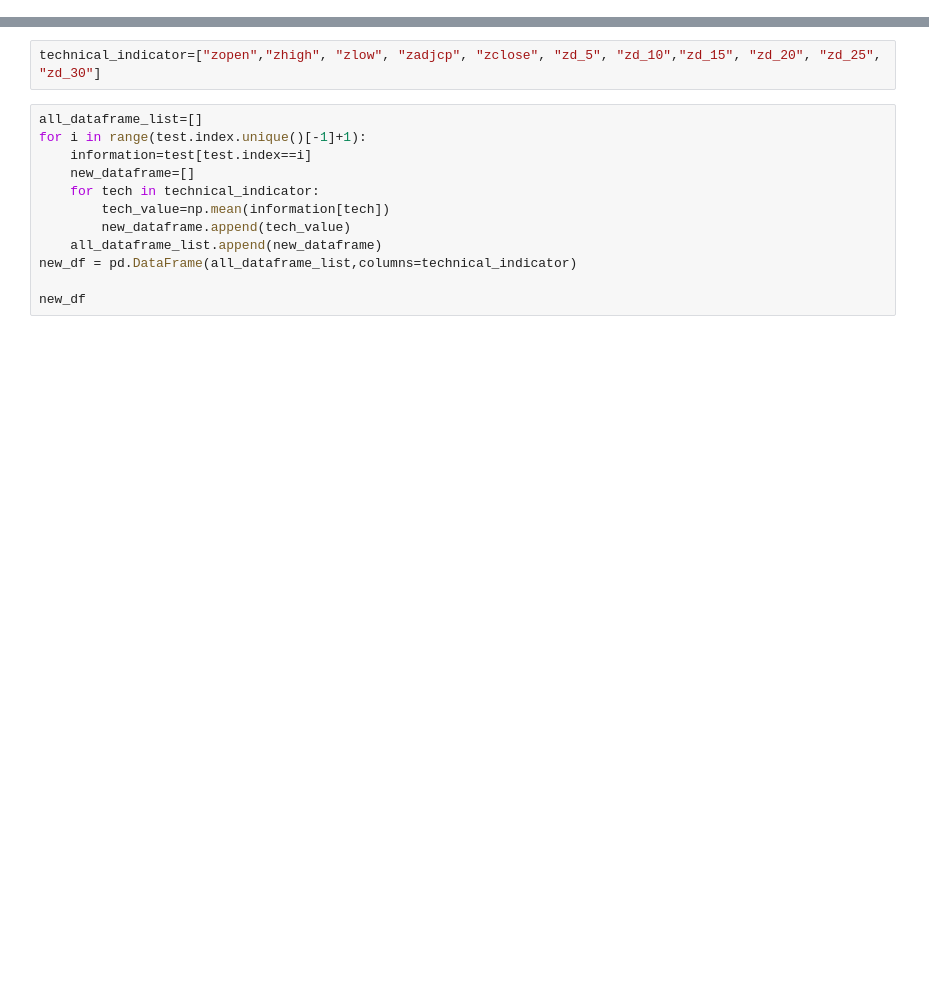
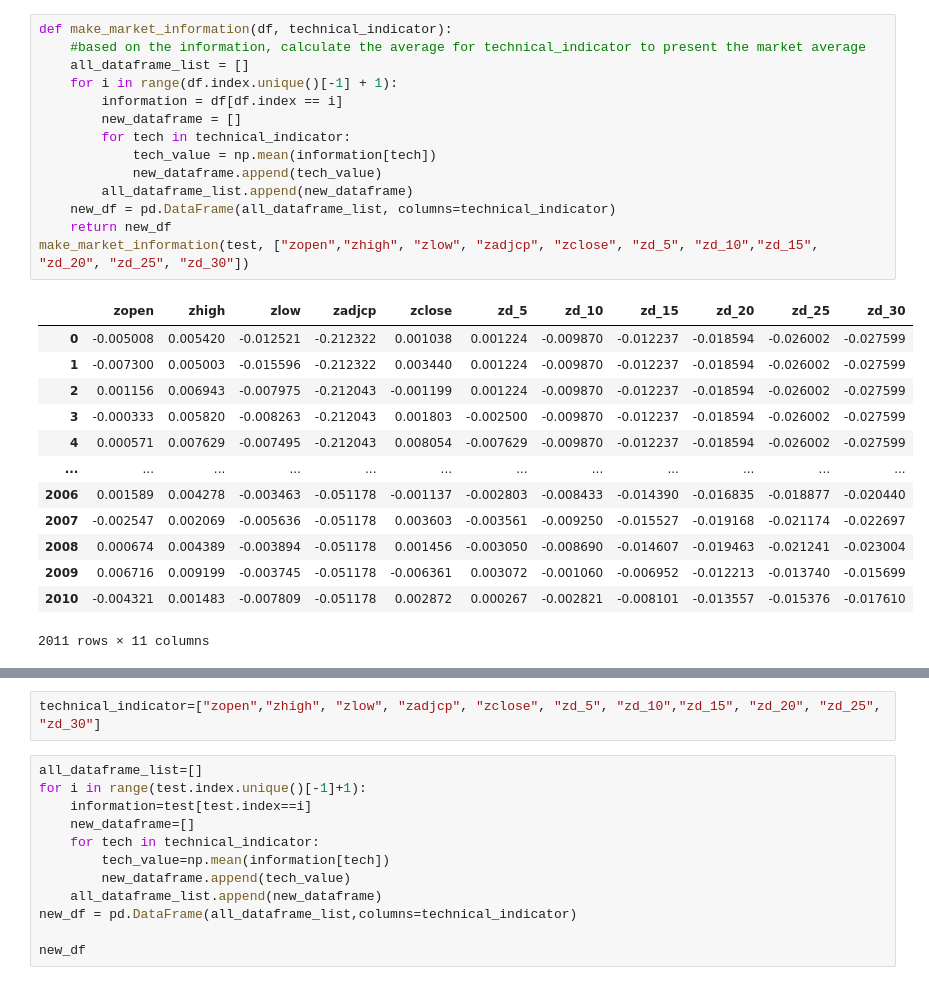
Before and after one commit to TradeMaster-NTU/TradeMaster, a Jupyter notebook: agent/DeepTrader/data/test.ipynb, the cells around one changed output, grey strips where cells are left out. Cells and saved outputs as stored; diff of their text form; blank space fills up the shorter version.

```diff
--- a/agent/DeepTrader/data/test.ipynb
+++ b/agent/DeepTrader/data/test.ipynb
@@ -19,0 +20,28 @@ test
+# %%
+def make_market_information(df, technical_indicator):
+    #based on the information, calculate the average for technical_indicator to present the market average
+    all_dataframe_list = []
+    for i in range(df.index.unique()[-1] + 1):
+        information = df[df.index == i]
+        new_dataframe = []
+        for tech in technical_indicator:
+            tech_value = np.mean(information[tech])
+            new_dataframe.append(tech_value)
+        all_dataframe_list.append(new_dataframe)
+    new_df = pd.DataFrame(all_dataframe_list, columns=technical_indicator)
+    return new_df
+make_market_information(test, ["zopen","zhigh", "zlow", "zadjcp", "zclose", "zd_5", "zd_10","zd_15", "zd_20", "zd_25", "zd_30"])
+# %% [output]
+|  | zopen | zhigh | zlow | zadjcp | zclose | zd_5 | zd_10 | zd_15 | zd_20 | zd_25 | zd_30 |
+| 0 | -0.005008 | 0.005420 | -0.012521 | -0.212322 | 0.001038 | 0.001224 | -0.009870 | -0.012237 | -0.018594 | -0.026002 | -0.027599 |
+| 1 | -0.007300 | 0.005003 | -0.015596 | -0.212322 | 0.003440 | 0.001224 | -0.009870 | -0.012237 | -0.018594 | -0.026002 | -0.027599 |
+| 2 | 0.001156 | 0.006943 | -0.007975 | -0.212043 | -0.001199 | 0.001224 | -0.009870 | -0.012237 | -0.018594 | -0.026002 | -0.027599 |
+| 3 | -0.000333 | 0.005820 | -0.008263 | -0.212043 | 0.001803 | -0.002500 | -0.009870 | -0.012237 | -0.018594 | -0.026002 | -0.027599 |
+| 4 | 0.000571 | 0.007629 | -0.007495 | -0.212043 | 0.008054 | -0.007629 | -0.009870 | -0.012237 | -0.018594 | -0.026002 | -0.027599 |
+| ... | ... | ... | ... | ... | ... | ... | ... | ... | ... | ... | ... |
+| 2006 | 0.001589 | 0.004278 | -0.003463 | -0.051178 | -0.001137 | -0.002803 | -0.008433 | -0.014390 | -0.016835 | -0.018877 | -0.020440 |
+| 2007 | -0.002547 | 0.002069 | -0.005636 | -0.051178 | 0.003603 | -0.003561 | -0.009250 | -0.015527 | -0.019168 | -0.021174 | -0.022697 |
+| 2008 | 0.000674 | 0.004389 | -0.003894 | -0.051178 | 0.001456 | -0.003050 | -0.008690 | -0.014607 | -0.019463 | -0.021241 | -0.023004 |
+| 2009 | 0.006716 | 0.009199 | -0.003745 | -0.051178 | -0.006361 | 0.003072 | -0.001060 | -0.006952 | -0.012213 | -0.013740 | -0.015699 |
+| 2010 | -0.004321 | 0.001483 | -0.007809 | -0.051178 | 0.002872 | 0.000267 | -0.002821 | -0.008101 | -0.013557 | -0.015376 | -0.017610 |
+2011 rows × 11 columns
```
Also changed, not shown: parts of 25 cells of this notebook, 6 other files.
